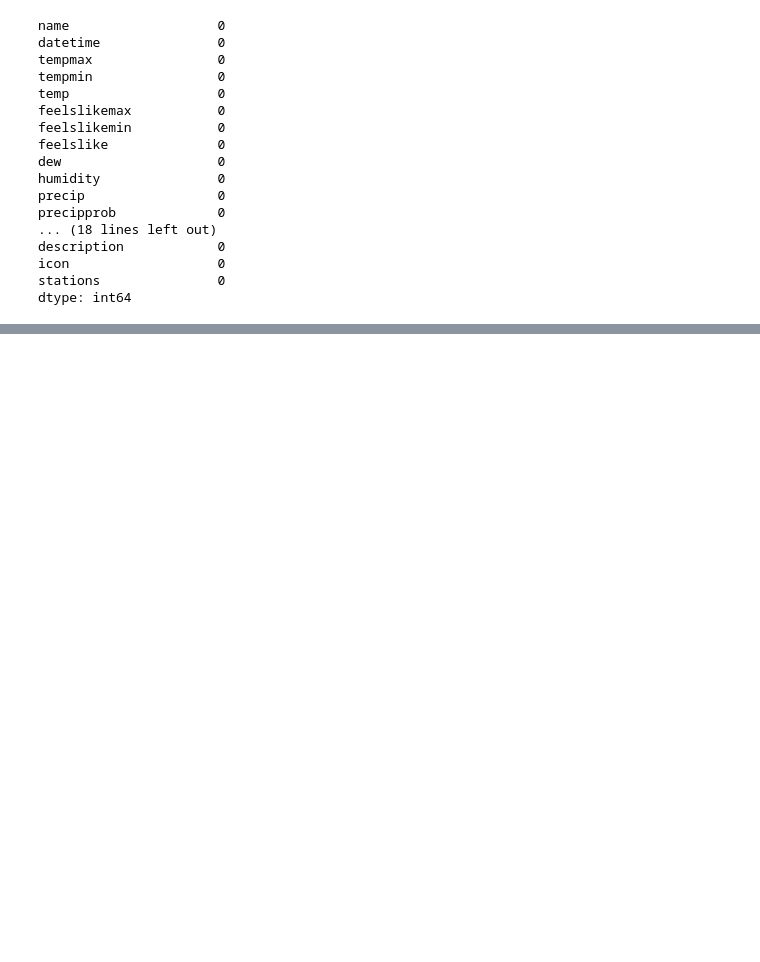
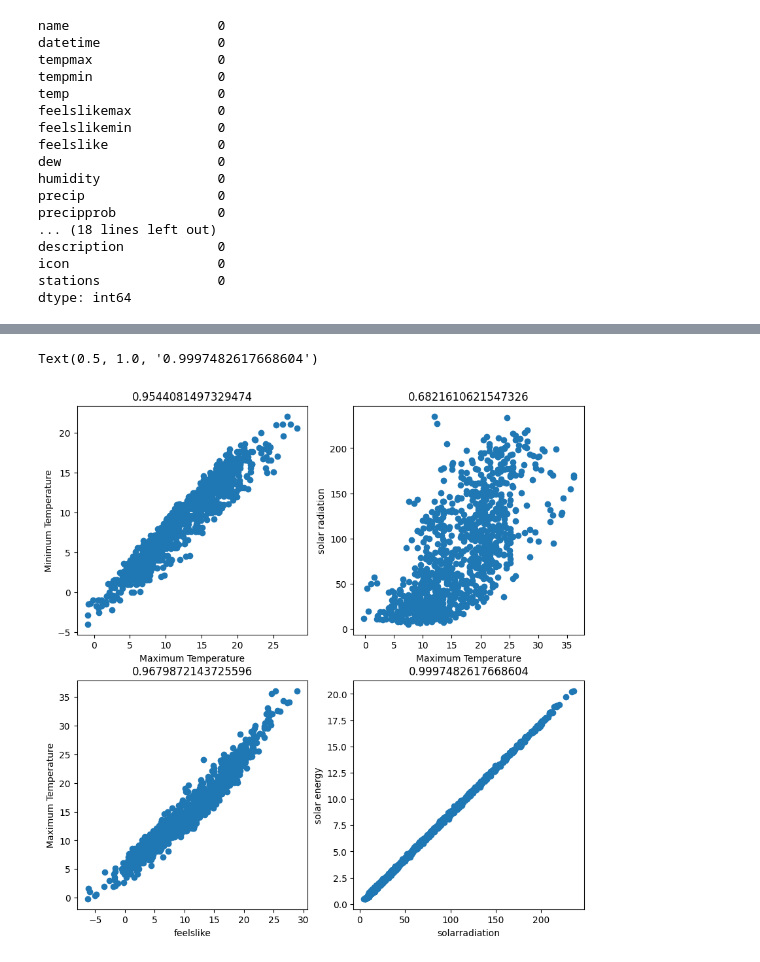
Before and after one commit to Ebzz12/Wind-Speed-Prediction, a Jupyter notebook: Wind_speed_prediction.ipynb, the cells around one changed output, grey strips where cells are left out. Cells and saved outputs as stored; diff of their text form; code cells hidden in the pictures; blank space fills up the shorter version.

```diff
--- a/Wind_speed_prediction.ipynb
+++ b/Wind_speed_prediction.ipynb
@@ -192,0 +245,28 @@ print(df.tail())
+# %%
+fig = plt.figure(figsize=[10, 10])
+ax = fig.add_subplot(2, 2, 1)
+ax.scatter(wind_speed['temp'], wind_speed['tempmin'])
+ax.set_xlabel('Maximum Temperature')
+ax.set_ylabel('Minimum Temperature')
+ax.set_title(str(wind_speed['tempmin'].corr(wind_speed['temp'])))
+
+ax = fig.add_subplot(2, 2, 2)
+ax.scatter(wind_speed['tempmax'], wind_speed['solarradiation'])
+ax.set_xlabel('Maximum Temperature')
+ax.set_ylabel('solar radiation')
+ax.set_title(str(wind_speed['solarradiation'].corr(wind_speed['tempmax'])))
+
+ax = fig.add_subplot(2, 2, 3)
+ax.scatter(wind_speed['feelslike'], wind_speed['tempmax'])
+ax.set_xlabel('feelslike')
+ax.set_ylabel('Maximum Temperature')
+ax.set_title(str(wind_speed['tempmax'].corr(wind_speed['feelslike'])))
+
+ax = fig.add_subplot(2, 2, 4)
+ax.scatter(wind_speed['solarradiation'], wind_speed['solarenergy'])
+ax.set_xlabel('solarradiation')
+ax.set_ylabel('solar energy')
+ax.set_title(str(wind_speed['solarradiation'].corr(wind_speed['solarenergy'])))
+# %% [output]
+Text(0.5, 1.0, '0.9997482617668604')
+[figure, added]
```
Also changed, not shown: parts of 38 cells of this notebook.
